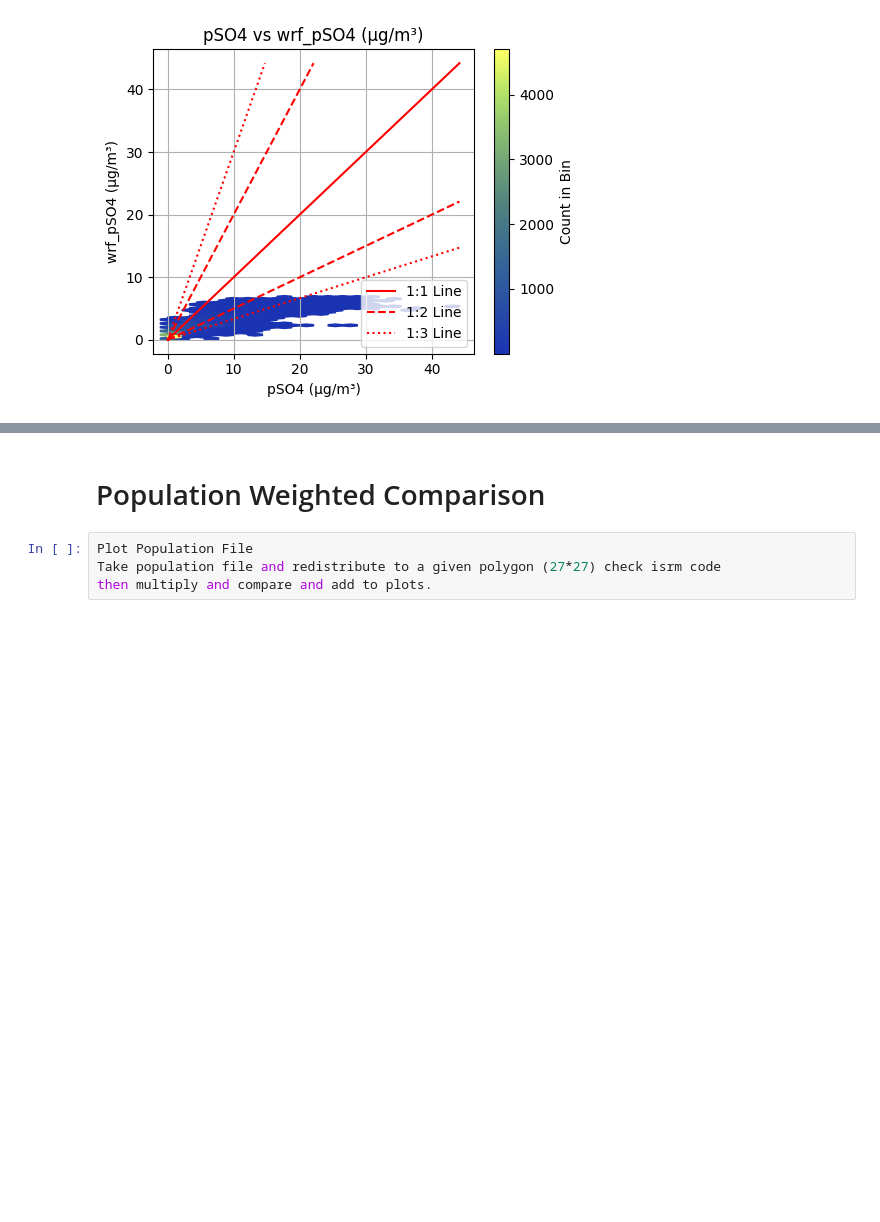
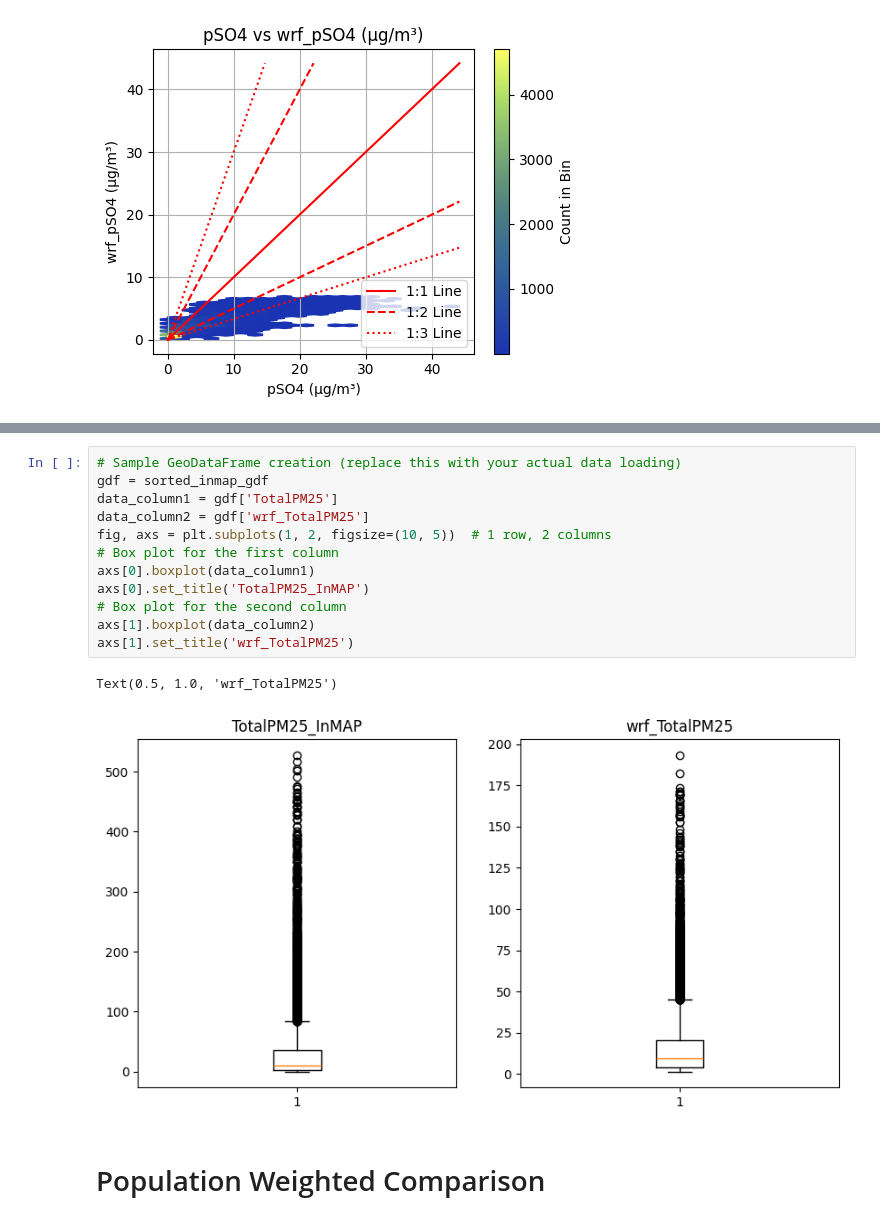
Before and after one commit to lrojasm407/PAVITRA, a Jupyter notebook: Validation for year emissions V3 - Year .ipynb, the cells around one changed output, grey strips where cells are left out. Cells and saved outputs as stored; diff of their text form; blank space fills up the shorter version.

```diff
--- a/Validation for year emissions V3 - Year .ipynb
+++ b/Validation for year emissions V3 - Year .ipynb
@@ -512,6 +524,17 @@ plot_hexbin_with_lines(sorted_inmap_gdf, 'pSO4', 'wrf_pSO4', gridsize=20)
+# %%
+# Sample GeoDataFrame creation (replace this with your actual data loading)
+gdf = sorted_inmap_gdf
+data_column1 = gdf['TotalPM25']
+data_column2 = gdf['wrf_TotalPM25']
+fig, axs = plt.subplots(1, 2, figsize=(10, 5))  # 1 row, 2 columns
+# Box plot for the first column
+axs[0].boxplot(data_column1)
+axs[0].set_title('TotalPM25_InMAP')
+# Box plot for the second column
+axs[1].boxplot(data_column2)
+axs[1].set_title('wrf_TotalPM25')
+# %% [output]
+Text(0.5, 1.0, 'wrf_TotalPM25')
+[figure, added]
 # %% [markdown]
 # Population Weighted Comparison
-# %%
-Plot Population File
-Take population file and redistribute to a given polygon (27*27) check isrm code
-then multiply and compare and add to plots.
```
Also changed, not shown: parts of 3 cells of this notebook, 2 other files.
